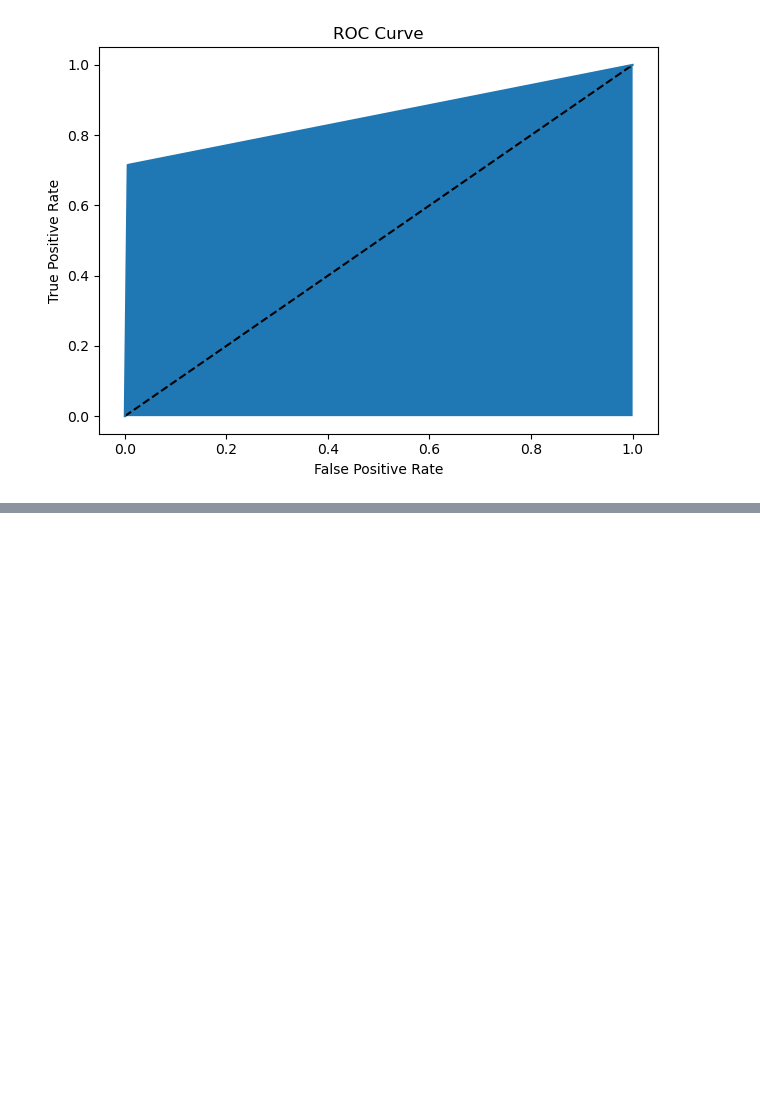
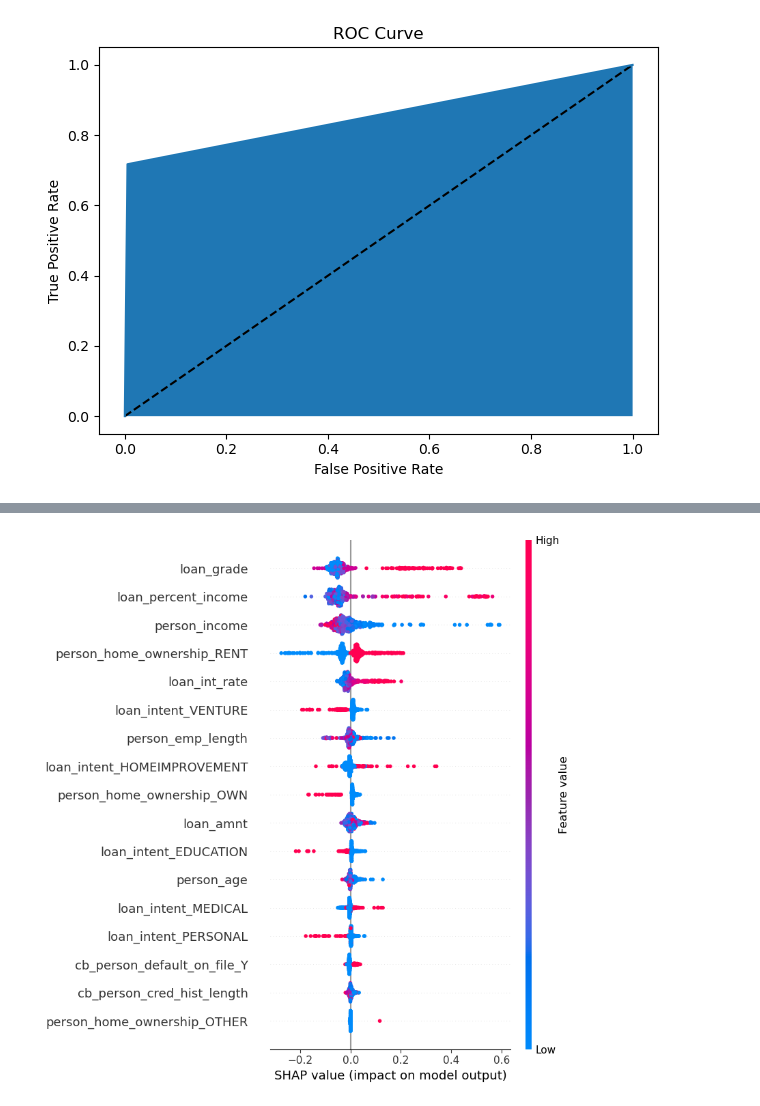
Before and after one commit to behavior2020/credit-risk, a Jupyter notebook: predictor.ipynb, the cells around one changed output, grey strips where cells are left out. Saved outputs shown, nothing was run; the diff lists cells and outputs as text; code cells hidden in the pictures; blank space fills up the shorter version.

```diff
--- a/predictor.ipynb
+++ b/predictor.ipynb
@@ -267,0 +303,5 @@ The feature importance plot indicates that loan_percent_income and person_income
+# %%
+# Plot SHAP summary plot for "default" class (Class 1)
+shap.summary_plot(shap_values[1], X_test_sample)
+# %% [output]
+[figure, added]
```
Also changed, not shown: parts of 23 cells of this notebook.
